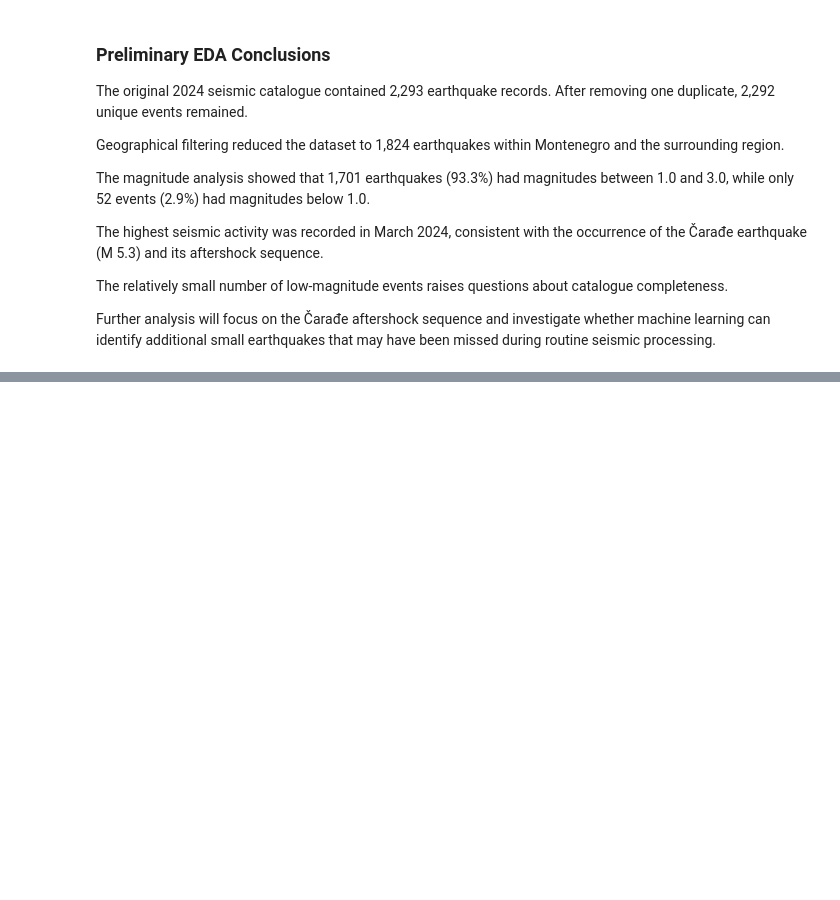
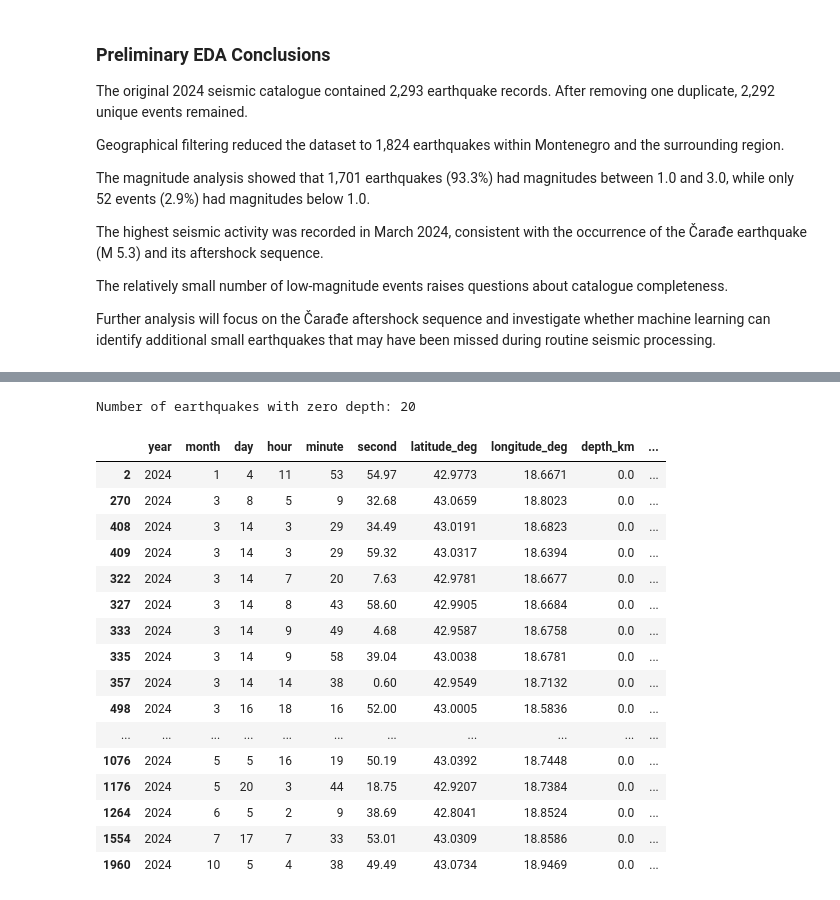
Before and after one commit to milena-seismo/DSB_capstone, a Jupyter notebook: DSB_Capstone_Milena.ipynb, the cells around one changed output, grey strips where cells are left out. Drawn from its saved outputs; the diff is of its cells as text; code cells hidden in the pictures; blank space fills up the shorter version.

```diff
--- a/DSB_Capstone_Milena.ipynb
+++ b/DSB_Capstone_Milena.ipynb
@@ -492,0 +553,41 @@ Further analysis will focus on the Čarađe aftershock sequence and investigate
+# %%
+
+# Select earthquakes with zero depth
+zero_depth = caradje[caradje["depth_km"] == 0].copy()
+
+# Sort earthquakes chronologically
+zero_depth = zero_depth.sort_values(
+    by=["year", "month", "day", "hour", "minute", "second"]
+)
+
+# Display the number of events with zero depth
+print("Number of earthquakes with zero depth:", len(zero_depth))
+
+# Display relevant parameters for manual verification
+display(zero_depth[[
+    "year", "month", "day",
+    "hour", "minute", "second",
+    "latitude_deg", "longitude_deg",
+    "depth_km", "depth_sd_km",
+    "magnitude_ML_or_Md",
+    "NST", "GAP_deg"
+]])
+# %% [output]
+Number of earthquakes with zero depth: 20
+|  | year | month | day | hour | minute | second | latitude_deg | longitude_deg | depth_km | ... |
+| 2 | 2024 | 1 | 4 | 11 | 53 | 54.97 | 42.9773 | 18.6671 | 0.0 | ... |
+| 270 | 2024 | 3 | 8 | 5 | 9 | 32.68 | 43.0659 | 18.8023 | 0.0 | ... |
+| 408 | 2024 | 3 | 14 | 3 | 29 | 34.49 | 43.0191 | 18.6823 | 0.0 | ... |
+| 409 | 2024 | 3 | 14 | 3 | 29 | 59.32 | 43.0317 | 18.6394 | 0.0 | ... |
+| 322 | 2024 | 3 | 14 | 7 | 20 | 7.63 | 42.9781 | 18.6677 | 0.0 | ... |
+| 327 | 2024 | 3 | 14 | 8 | 43 | 58.60 | 42.9905 | 18.6684 | 0.0 | ... |
+| 333 | 2024 | 3 | 14 | 9 | 49 | 4.68 | 42.9587 | 18.6758 | 0.0 | ... |
+| 335 | 2024 | 3 | 14 | 9 | 58 | 39.04 | 43.0038 | 18.6781 | 0.0 | ... |
+| 357 | 2024 | 3 | 14 | 14 | 38 | 0.60 | 42.9549 | 18.7132 | 0.0 | ... |
+| 498 | 2024 | 3 | 16 | 18 | 16 | 52.00 | 43.0005 | 18.5836 | 0.0 | ... |
+| ... | ... | ... | ... | ... | ... | ... | ... | ... | ... | ... |
+| 1076 | 2024 | 5 | 5 | 16 | 19 | 50.19 | 43.0392 | 18.7448 | 0.0 | ... |
+| 1176 | 2024 | 5 | 20 | 3 | 44 | 18.75 | 42.9207 | 18.7384 | 0.0 | ... |
+| 1264 | 2024 | 6 | 5 | 2 | 9 | 38.69 | 42.8041 | 18.8524 | 0.0 | ... |
+| 1554 | 2024 | 7 | 17 | 7 | 33 | 53.01 | 43.0309 | 18.8586 | 0.0 | ... |
+| 1960 | 2024 | 10 | 5 | 4 | 38 | 49.49 | 43.0734 | 18.9469 | 0.0 | ... |
```
Also changed, not shown: parts of 2 cells of this notebook.
